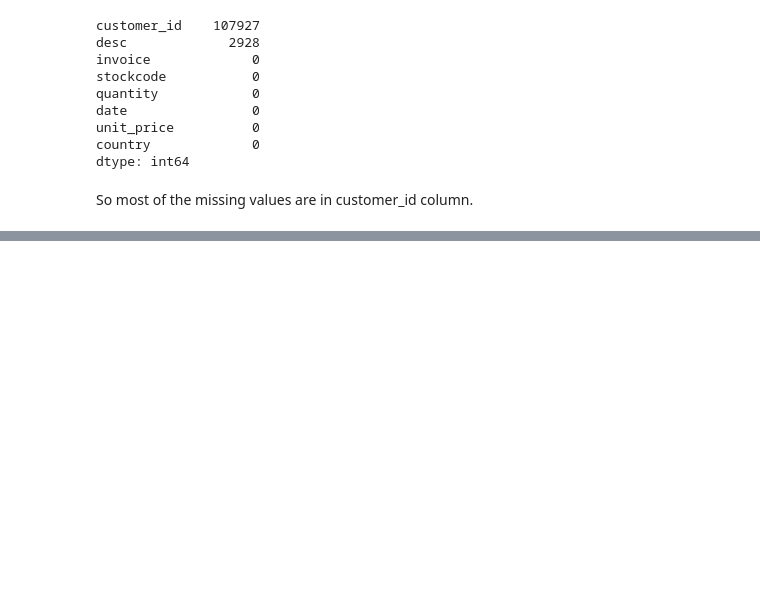
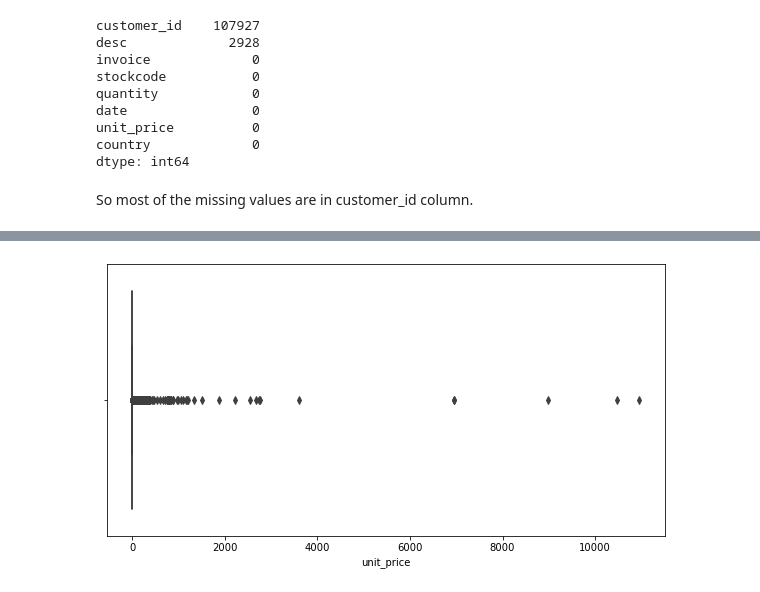
Before and after one commit to avizyt/Data-Anlysis-Projects, a Jupyter notebook: online_retail_Analysis/online_retail_analysis.ipynb, the cells around one changed output, grey strips where cells are left out. Saved outputs shown, nothing was run; the diff lists cells and outputs as text; code cells hidden in the pictures; blank space fills up the shorter version.

Commit message:
data preparation

```diff
--- a/online_retail_Analysis/online_retail_analysis.ipynb
+++ b/online_retail_Analysis/online_retail_analysis.ipynb
@@ -101,0 +178,5 @@ So most of the missing values are in customer_id column.
+# %%
+# drop the row with missing values
+new_retail = data.dropna()
+# %%
+new_retail = new_retail[(new_retail['unit_price'] > 0) & (new_retail['quantity'] > 0)]
@@ -101,0 +195,5 @@ So most of the missing values are in customer_id column.
+# %%
+plt.subplots(figsize= (10,5))
+up = sns.boxplot(new_retail.unit_price)
+# %% [output]
+[figure, added]
```
Also changed, not shown: parts of 29 cells of this notebook.
